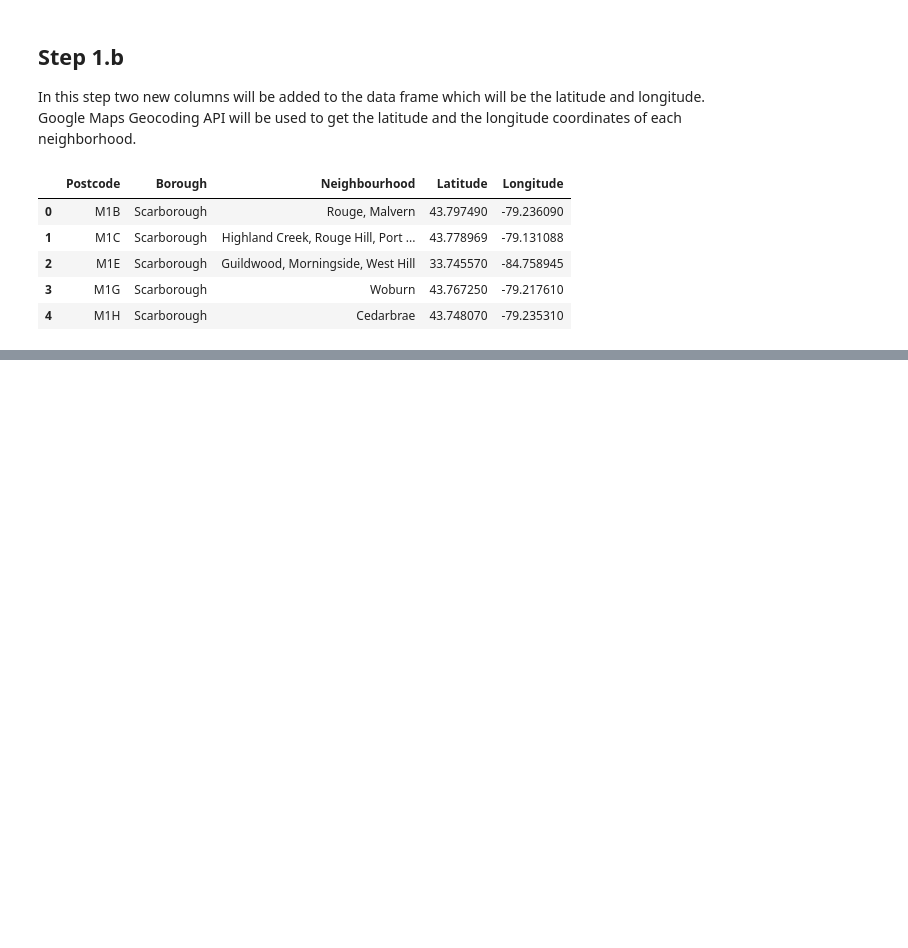
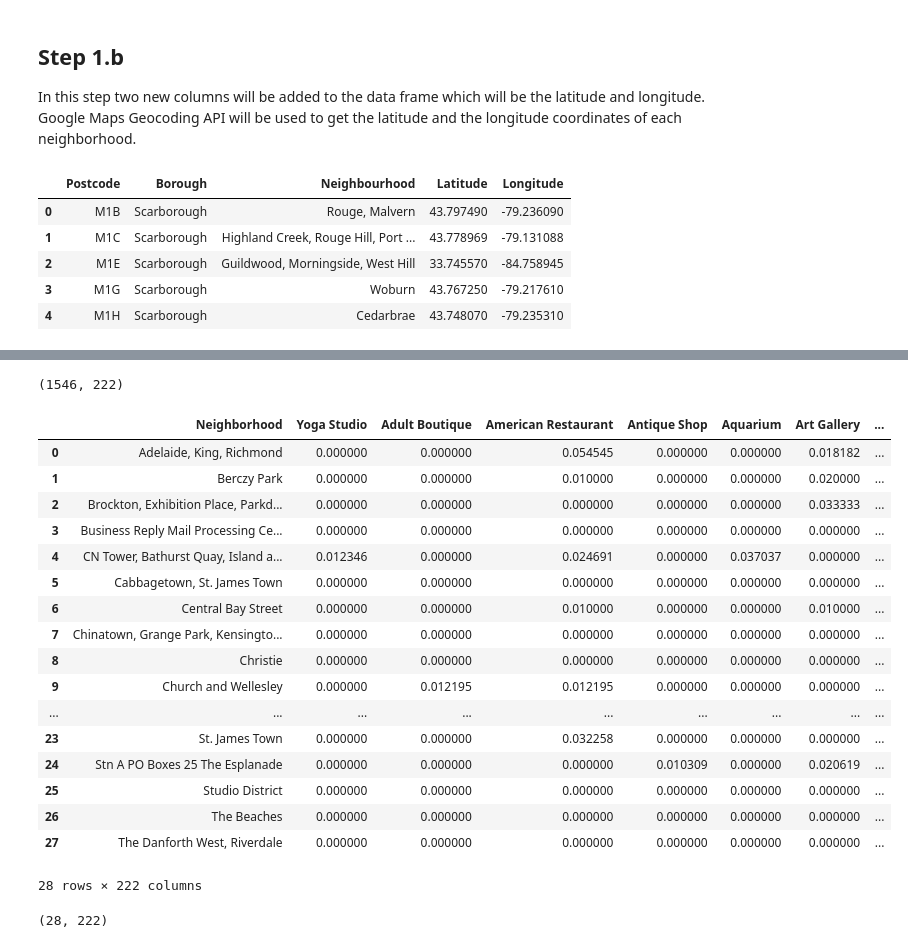
Before and after one commit to Sruti-Murali/Coursera_Capstone-1, a Jupyter notebook: Segmenting and Clustering Neighborhoods in Toronto.ipynb, the cells around one changed output, grey strips where cells are left out. Saved outputs shown, nothing was run; the diff lists cells and outputs as text; code cells hidden in the pictures; blank space fills up the shorter version.

Commit message:
finish the segmenting and clustering Neighborhoods in Toronto project

```diff
--- a/Segmenting and Clustering Neighborhoods in Toronto.ipynb
+++ b/Segmenting and Clustering Neighborhoods in Toronto.ipynb
@@ -150,11 +163,14 @@ import folium
 latitude = 43.6532
 longitude = -79.3832
 # %%
-# create map of New York using latitude and longitude values
+# create map of Toronto using latitude and longitude values
 map_toronto = folium.Map(location=[latitude, longitude], zoom_start=10)
 
+# data to be used for map
+data = toronto_data.copy()
+
 # add markers to map
-for lat, lng, borough, neighborhood in zip(df['Latitude'], df['Longitude'], df['Borough'], df['Neighbourhood']):
+for lat, lng, borough, neighborhood in zip(data['Latitude'], data['Longitude'], data['Borough'], data['Neighbourhood']):
     label = '{}, {}'.format(neighborhood, borough)
     label = folium.Popup(label, parse_html=True)
     folium.CircleMarker(
@@ -172,0 +191,7 @@ ValueError: Location values cannot contain NaNs.
+# %%
+# @hidden
+# initializing foursquare API credentials
+CLIENT_ID = 'JFIPVNQGSM3DJVNB4KPAFDWCS2AN5MLT0CUXMBDEEZ3TFTN1' # your Foursquare ID
+CLIENT_SECRET = 'O5MIDR0SDHPOMB4VRJRVJY2TV0YHYIYRKUUANCQKKN3UYOF4' # your Foursquare Secret
+VERSION = '20180605' # Foursquare API version
+LIMIT = 100
@@ -172,0 +239,7 @@ ValueError: Location values cannot contain NaNs.
+# %%
+# use above function to get venues nearby toronto
+# function takes a lot of time
+toronto_venues = getNearbyVenues(names=toronto_data['Neighbourhood'],
+                                   latitudes=toronto_data['Latitude'],
+                                   longitudes=toronto_data['Longitude']
+                                  )
@@ -172,0 +293,12 @@ ValueError: Location values cannot contain NaNs.
+# %%
+# one hot encoding
+toronto_onehot = pd.get_dummies(toronto_venues[['Venue Category']], prefix="", prefix_sep="")
+
+# add neighborhood column back to dataframe
+toronto_onehot['Neighborhood'] = toronto_venues['Neighborhood']
+
+# move neighborhood column to the first column
+fixed_columns = [toronto_onehot.columns[-1]] + list(toronto_onehot.columns[:-1])
+toronto_onehot = toronto_onehot[fixed_columns]
+
+toronto_onehot.head()
@@ -172,0 +313,33 @@ ValueError: Location values cannot contain NaNs.
+# %%
+# after creating dummy columns check shape
+toronto_onehot.shape
+# %% [output]
+(1546, 222)
+# %%
+# group the data per neighborhood
+toronto_grouped = toronto_onehot.groupby('Neighborhood').mean().reset_index()
+toronto_grouped
+# %% [output]
+|  | Neighborhood | Yoga Studio | Adult Boutique | American Restaurant | Antique Shop | Aquarium | Art Gallery | ... |
+| 0 | Adelaide, King, Richmond | 0.000000 | 0.000000 | 0.054545 | 0.000000 | 0.000000 | 0.018182 | ... |
+| 1 | Berczy Park | 0.000000 | 0.000000 | 0.010000 | 0.000000 | 0.000000 | 0.020000 | ... |
+| 2 | Brockton, Exhibition Place, Parkd... | 0.000000 | 0.000000 | 0.000000 | 0.000000 | 0.000000 | 0.033333 | ... |
+| 3 | Business Reply Mail Processing Ce... | 0.000000 | 0.000000 | 0.000000 | 0.000000 | 0.000000 | 0.000000 | ... |
+| 4 | CN Tower, Bathurst Quay, Island a... | 0.012346 | 0.000000 | 0.024691 | 0.000000 | 0.037037 | 0.000000 | ... |
+| 5 | Cabbagetown, St. James Town | 0.000000 | 0.000000 | 0.000000 | 0.000000 | 0.000000 | 0.000000 | ... |
+| 6 | Central Bay Street | 0.000000 | 0.000000 | 0.010000 | 0.000000 | 0.000000 | 0.010000 | ... |
+| 7 | Chinatown, Grange Park, Kensingto... | 0.000000 | 0.000000 | 0.000000 | 0.000000 | 0.000000 | 0.000000 | ... |
+| 8 | Christie | 0.000000 | 0.000000 | 0.000000 | 0.000000 | 0.000000 | 0.000000 | ... |
+| 9 | Church and Wellesley | 0.000000 | 0.012195 | 0.012195 | 0.000000 | 0.000000 | 0.000000 | ... |
+| ... | ... | ... | ... | ... | ... | ... | ... | ... |
+| 23 | St. James Town | 0.000000 | 0.000000 | 0.032258 | 0.000000 | 0.000000 | 0.000000 | ... |
+| 24 | Stn A PO Boxes 25 The Esplanade | 0.000000 | 0.000000 | 0.000000 | 0.010309 | 0.000000 | 0.020619 | ... |
+| 25 | Studio District | 0.000000 | 0.000000 | 0.000000 | 0.000000 | 0.000000 | 0.000000 | ... |
+| 26 | The Beaches | 0.000000 | 0.000000 | 0.000000 | 0.000000 | 0.000000 | 0.000000 | ... |
+| 27 | The Danforth West, Riverdale | 0.000000 | 0.000000 | 0.000000 | 0.000000 | 0.000000 | 0.000000 | ... |
+28 rows × 222 columns
+# %%
+# check the grouped data shape
+toronto_grouped.shape
+# %% [output]
+(28, 222)
```
Also changed, not shown: parts of 31 cells of this notebook.
